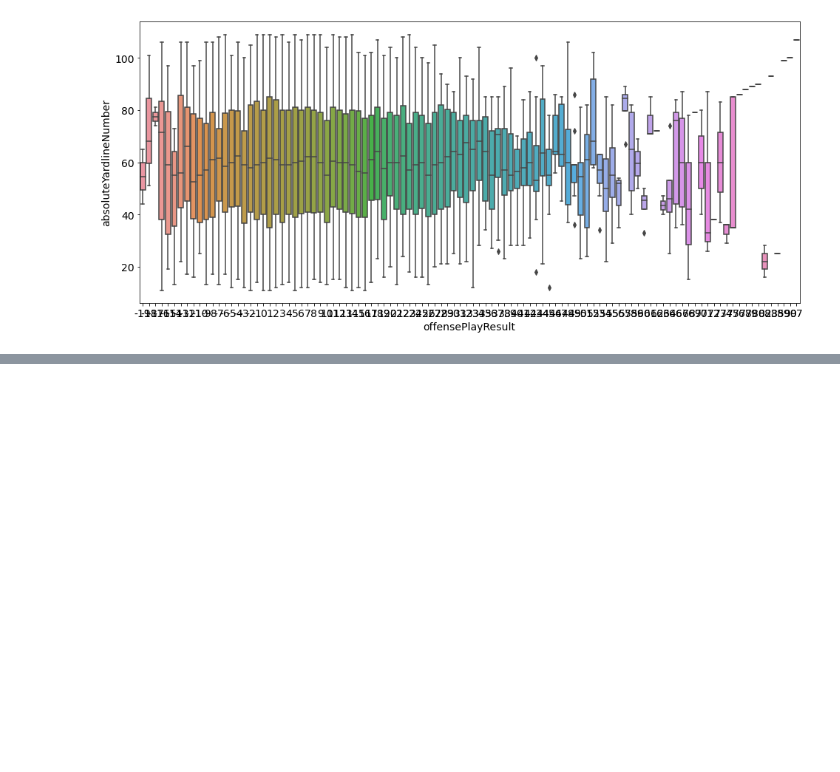
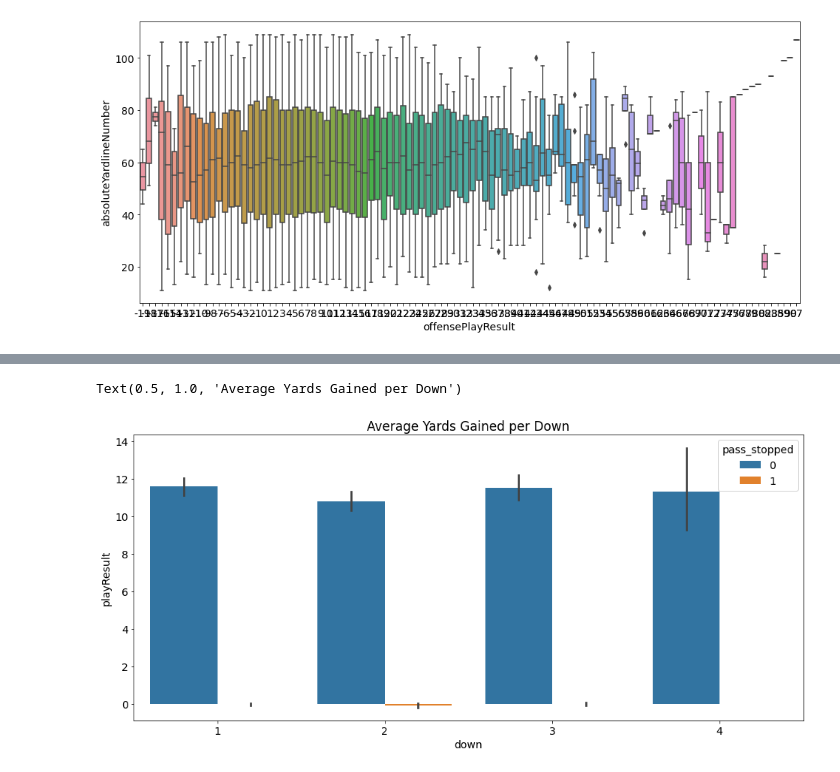
Before and after one commit to Fourth-and-Four/NFL-Big-Data-Bowl-2021, a Jupyter notebook: george_explore.ipynb, the cells around one changed output, grey strips where cells are left out. Saved outputs shown, nothing was run; the diff lists cells and outputs as text; code cells hidden in the pictures; blank space fills up the shorter version.

```diff
--- a/george_explore.ipynb
+++ b/george_explore.ipynb
@@ -268,0 +301,6 @@ sns.boxplot(data=df1, x='offensePlayResult', y= 'absoluteYardlineNumber')
+# %%
+sns.barplot(data=train,x='down', y='playResult', hue='pass_stopped')
+plt.title("Average Yards Gained per Down")
+# %% [output]
+Text(0.5, 1.0, 'Average Yards Gained per Down')
+[figure, added]
```
Also changed, not shown: parts of 29 cells of this notebook, 1 other file.
